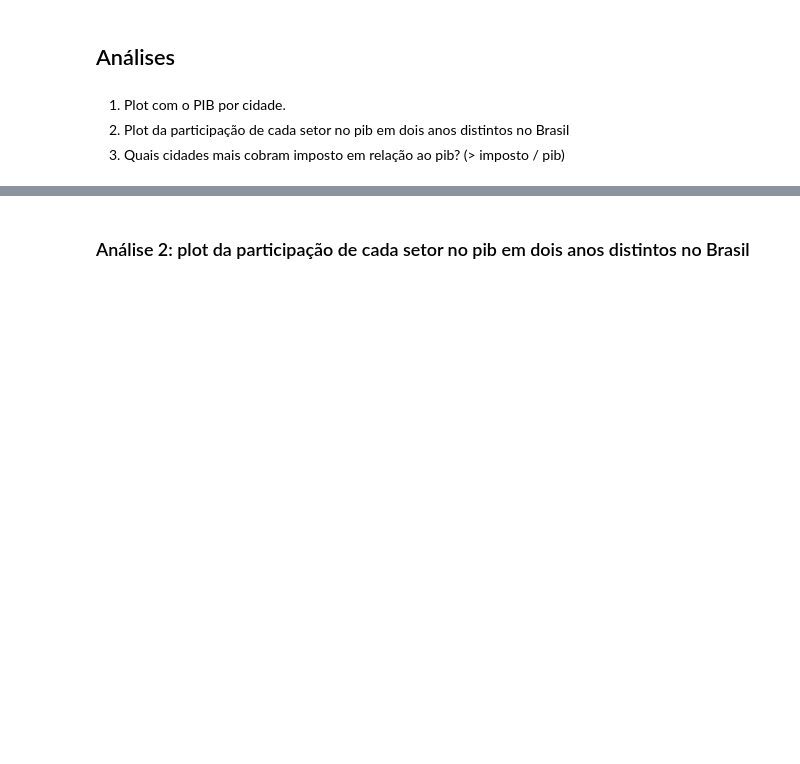
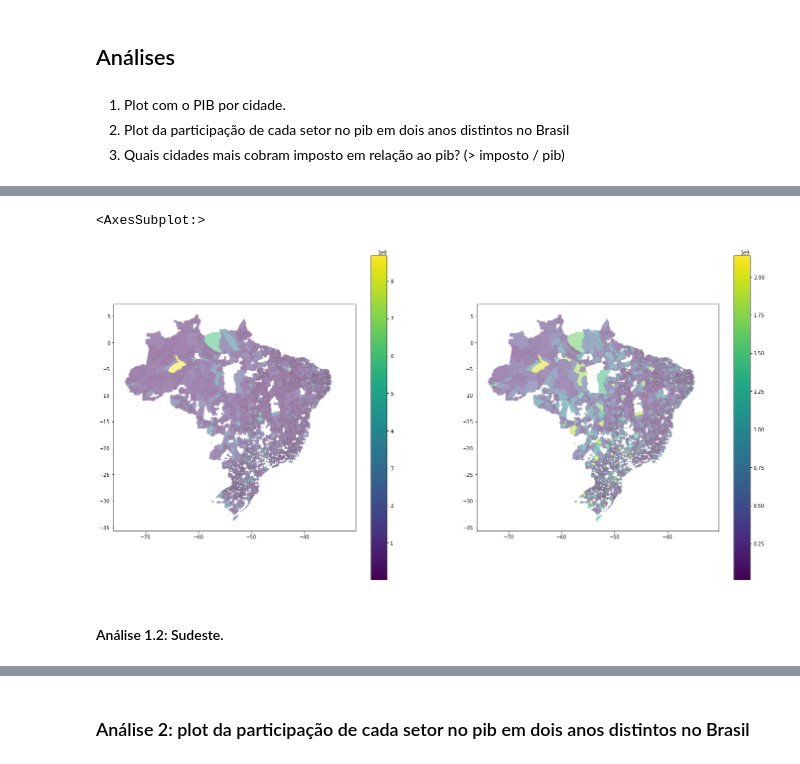
Before and after one commit to juanbelieni/fgv-bd-a2, a Jupyter notebook: trabalho.ipynb, the cells around one changed output, grey strips where cells are left out. Saved outputs shown, nothing was run; the diff lists cells and outputs as text; code cells hidden in the pictures; blank space fills up the shorter version.

Commit message:
tentando botar o sudeste

```diff
--- a/trabalho.ipynb
+++ b/trabalho.ipynb
@@ -46,4 +46,4 @@ import matplotlib.pyplot as plt
 import matplotlib as mpl
 # %%
 # Conectando ao banco de dados
-cnx = mysql.connector.connect(user="root", password="docker", database="brazil", host="mysql")
+cnx = mysql.connector.connect(user="root", password="M0m0c0f0", database="brazil", host="")
@@ -49,0 +89,33 @@ cnx = mysql.connector.connect(user="root", password="docker", database="brazil",
+# %%
+df1_2002 = df1[df1['ano'] == 2002]
+pib = df1_2002['pib']
+
+df1_2018 = df1[df1['ano'] == 2018]
+pib = df1_2018['pib']
+
+# Plotando 2 mapas com a maior setor em cada ano
+fig, ax = plt.subplots(1, 2, figsize=(24, 12))
+
+df1_2002.plot(
+
+    column='pib',
+    legend=True,
+    ax=ax[0],
+    edgecolor='black',
+    linewidth=0.1,
+    alpha=0.5
+)
+
+df1_2018.plot(
+    column='pib',
+    legend=True,
+    ax=ax[1],
+    edgecolor='black',
+    linewidth=0.1,
+    alpha=0.5
+)
+# %% [output]
+<AxesSubplot:>
+[figure, added]
+# %% [markdown]
+#### Análise 1.2: Sudeste.
```
Also changed, not shown: parts of 5 cells of this notebook.
